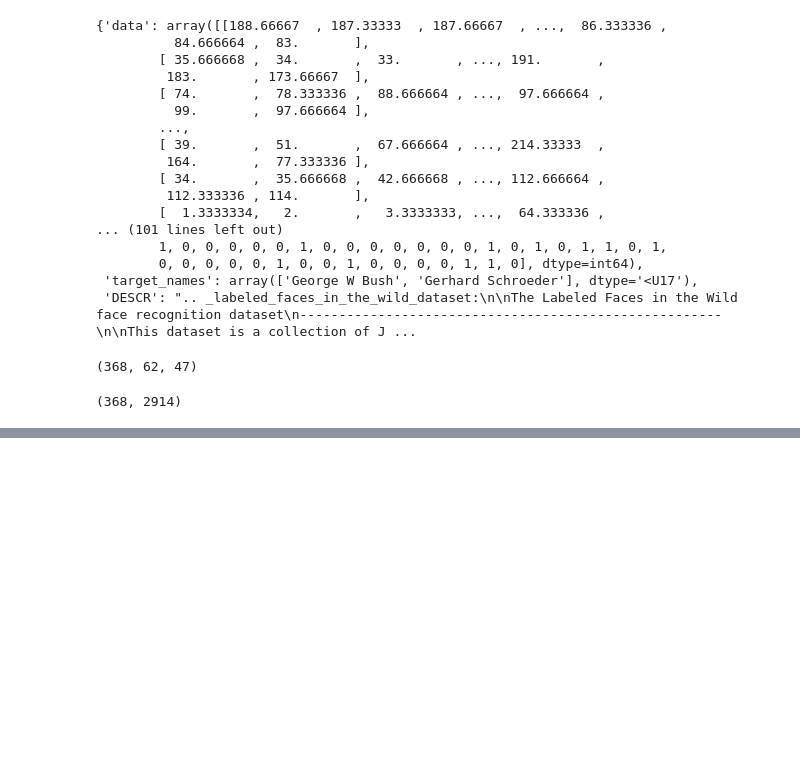
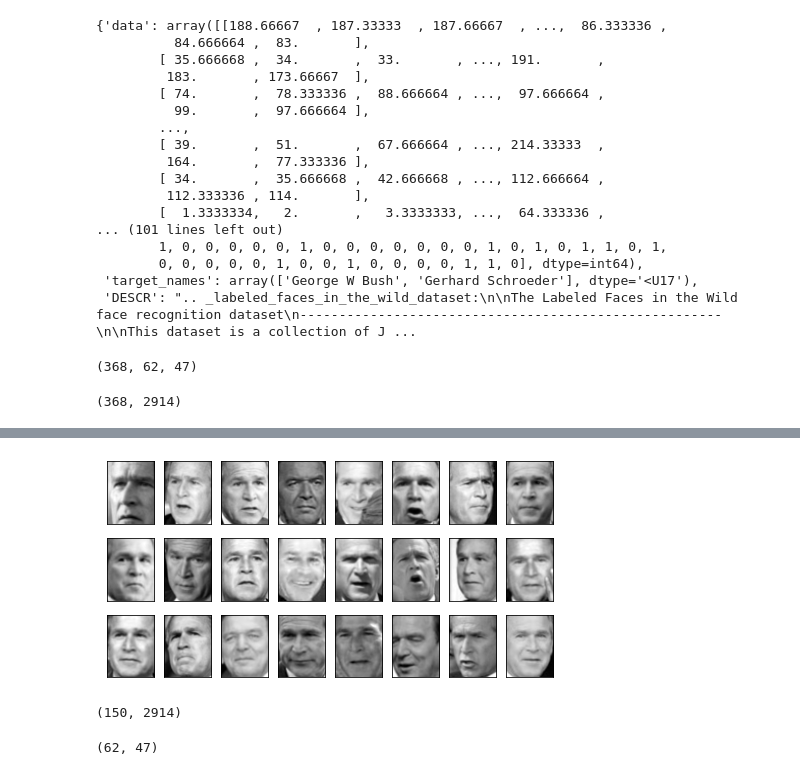
Before and after one commit to sunseayuy/sklearn-learning, a Jupyter notebook: sklearn中的降维算法PCA和SVD/2.3.3 重要属性components_ 人脸识别中的运用.ipynb, the cells around one changed output, grey strips where cells are left out. Saved outputs shown, nothing was run; the diff lists cells and outputs as text; code cells hidden in the pictures; blank space fills up the shorter version.

```diff
--- a/sklearn中的降维算法PCA和SVD/2.3.3 重要属性components_ 人脸识别中的运用.ipynb
+++ b/sklearn中的降维算法PCA和SVD/2.3.3 重要属性components_ 人脸识别中的运用.ipynb
@@ -35,0 +120,10 @@ faces.data.shape
+# %%
+fig, axes = plt.subplots(3, 8 #行，列数目，展示的是框框
+                        ,figsize=(8, 4)# 框框的尺寸比例 长：宽
+                        ,subplot_kw = {"xticks":[], "yticks":[]}
+                        )
+#填充图像
+for i, ax in enumerate(axes.flat):
+    ax.imshow(faces.images[i,:,:] ,cmap="gray")#选择色彩的模式
+# %% [output]
+[figure, added]
@@ -35,0 +135,4 @@ faces.data.shape
+# %%
+V.shape
+# %% [output]
+(150, 2914)
@@ -35,0 +143,4 @@ faces.data.shape
+# %%
+V[0].reshape(62, 47).shape
+# %% [output]
+(62, 47)
```
Also changed, not shown: parts of 16 cells of this notebook, 1 other file.
